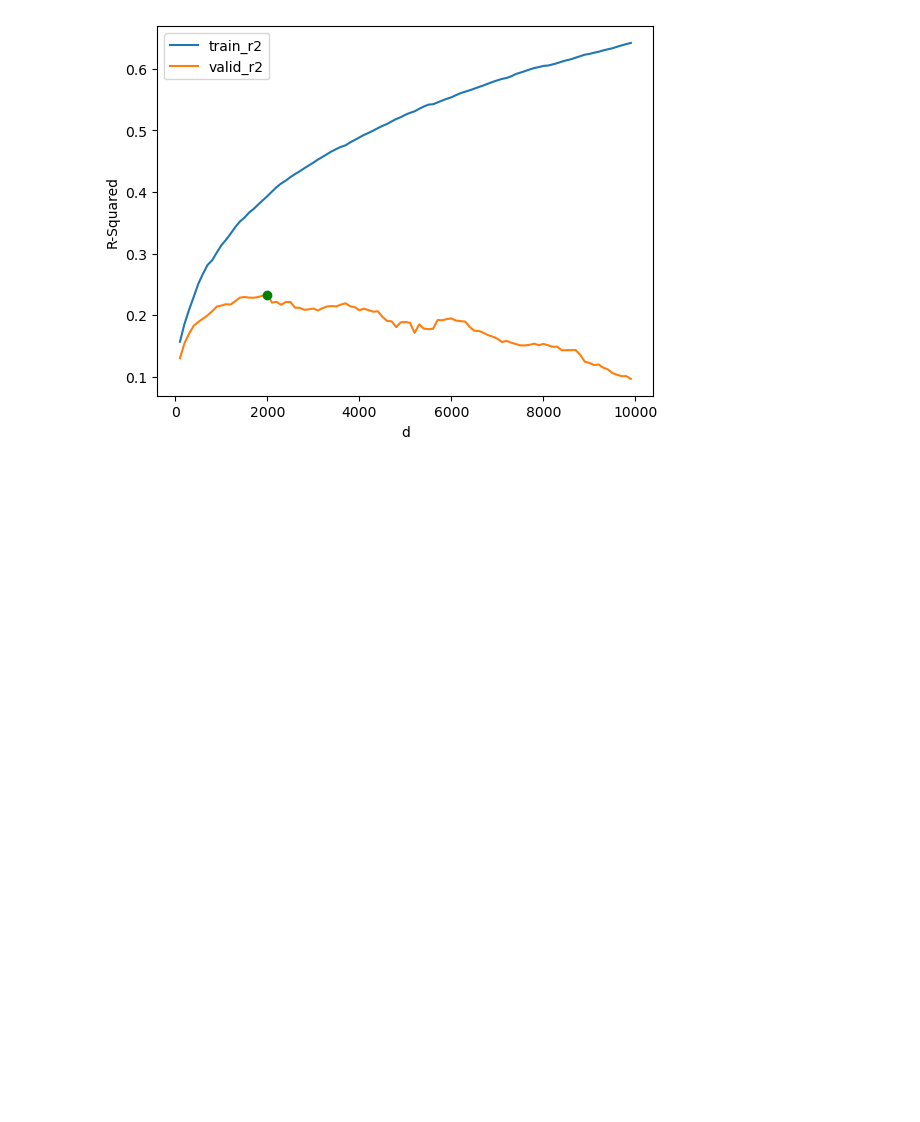
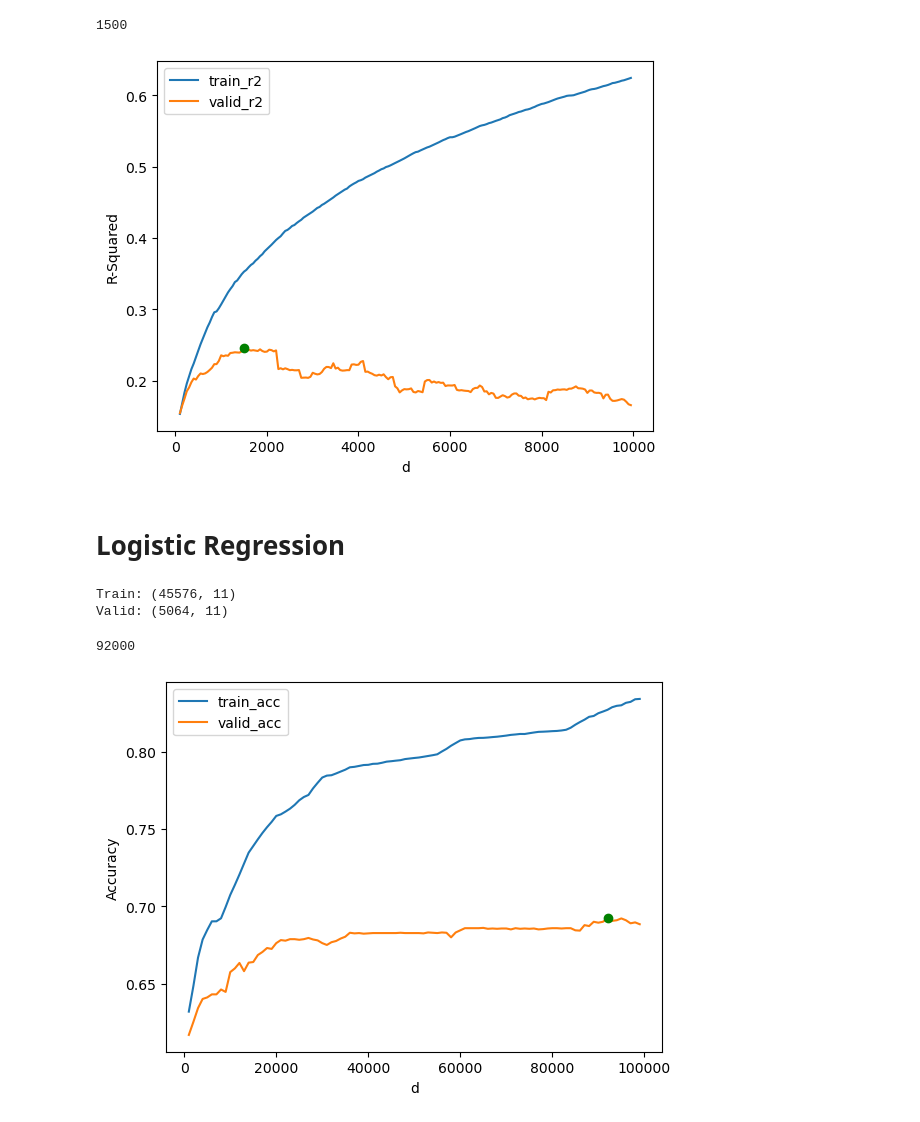
Before and after one commit to phonhay103/goodreads-300k-dataset, a Jupyter notebook: FeatureSelection.ipynb, the cells around one changed output. Drawn from its saved outputs; the diff is of its cells as text; code cells hidden in the pictures; blank space fills up the shorter version.

```diff
--- a/FeatureSelection.ipynb
+++ b/FeatureSelection.ipynb
@@ -126,5 +131,9 @@ plt.xlabel('d')
 plt.ylabel('R-Squared')
 plt.legend()
 plt.savefig('SelectKBest_R2.png')
+x_best
 # %% [output]
+1500
-[figure, old version]
+[figure, new version]
+# %% [markdown]
+# Logistic Regression
@@ -130,0 +145,54 @@ plt.savefig('SelectKBest_R2.png')
+# %%
+train_df, valid_df = train_test_split(df, test_size=0.1, random_state=1)
+
+print('Train:', train_df.shape)
+print('Valid:', valid_df.shape)
+# %% [output]
+Train: (45576, 11)
+Valid: (5064, 11)
+# %%
+# Word embedding
+vectorizer = TfidfVectorizer()
+vectorizer.fit(df.title_description)
+
+X_train = vectorizer.transform(train_df.title_description)
+X_valid = vectorizer.transform(valid_df.title_description)
+
+y_train = train_df.rating.values
+y_valid = valid_df.rating.values
+# %%
+train_acc = []
+valid_acc = []
+
+KBest = np.arange(1000, 100000, 1000)
+for i in tqdm(KBest):
+    select = SelectKBest(score_func=f_regression, k=i)
+    select.fit(X_train, y_train)
+
+    X_train_selected = select.transform(X_train)
+    X_valid_selected = select.transform(X_valid)
+
+    model = LogisticRegression(multi_class='multinomial', max_iter=1000)
+    model.fit(X_train_selected, y_train)
+
+    y_pred = model.predict(X_train_selected)
+    train_acc.append(accuracy_score(y_pred, y_train))
+
+    y_pred = model.predict(X_valid_selected)
+    valid_acc.append(accuracy_score(y_pred, y_valid))
+# %%
+plt.plot(KBest, train_acc, label='train_acc')
+plt.plot(KBest, valid_acc, label='valid_acc')
+
+x_best = KBest[np.argmax(valid_acc)]
+y_best = np.max(valid_acc)
+plt.plot(x_best, y_best, marker="o", color="green")
+
+plt.xlabel('d')
+plt.ylabel('Accuracy')
+plt.legend()
+plt.savefig('SelectKBest_ACC.png')
+x_best
+# %% [output]
+92000
+[figure, added]
```
Also changed, not shown: parts of 8 cells of this notebook, 16 other files.
